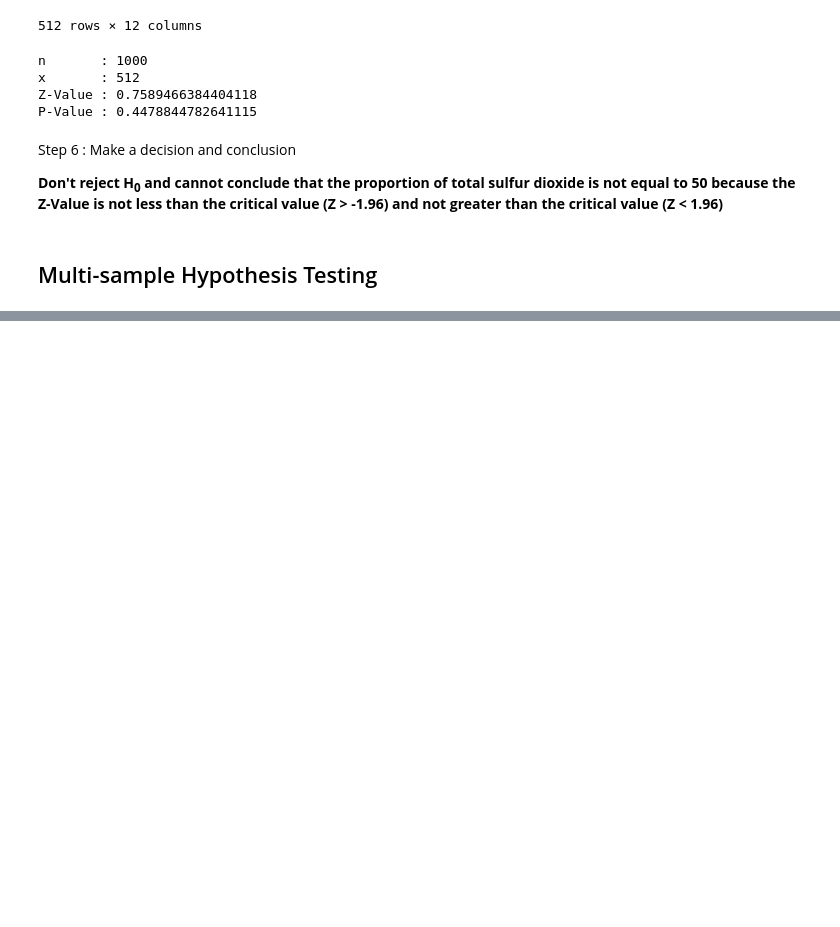
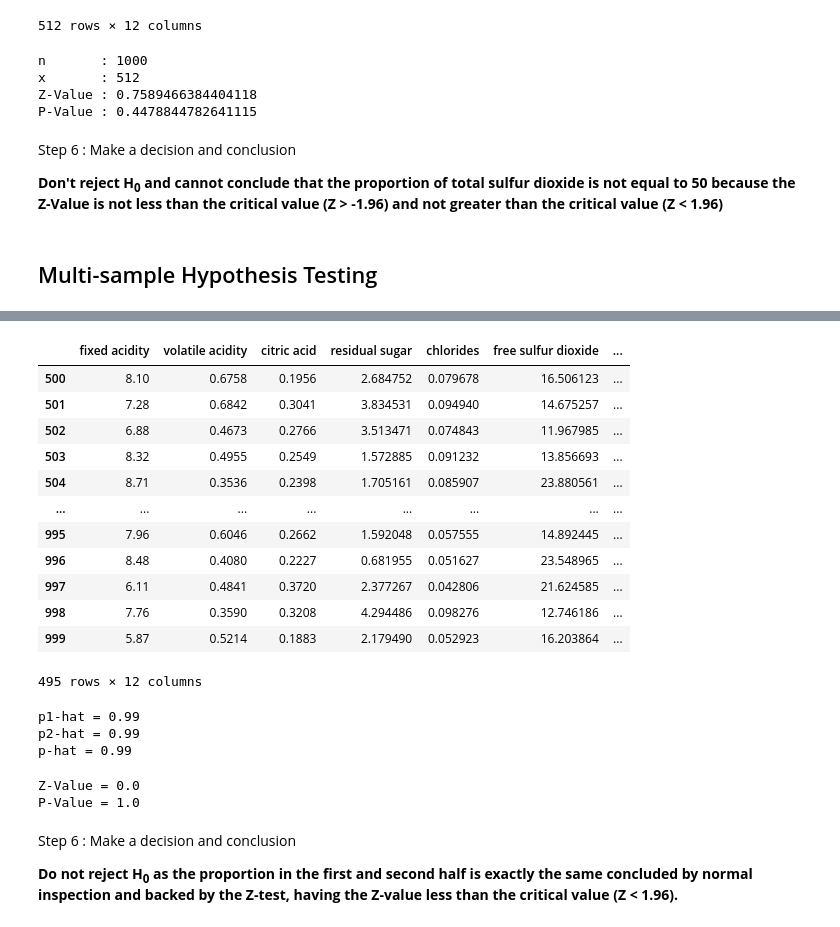
Before and after one commit to maikeljh/TubesProbstatGan, a Jupyter notebook: src/main.ipynb, the cells around one changed output, grey strips where cells are left out. Saved outputs shown, nothing was run; the diff lists cells and outputs as text; code cells hidden in the pictures; blank space fills up the shorter version.

```diff
--- a/src/main.ipynb
+++ b/src/main.ipynb
@@ -572,0 +904,44 @@ Step 6 : Make a decision and conclusion
+# %%
+second_half_alcohol
+# %% [output]
+|  | fixed acidity | volatile acidity | citric acid | residual sugar | chlorides | free sulfur dioxide | ... |
+| 500 | 8.10 | 0.6758 | 0.1956 | 2.684752 | 0.079678 | 16.506123 | ... |
+| 501 | 7.28 | 0.6842 | 0.3041 | 3.834531 | 0.094940 | 14.675257 | ... |
+| 502 | 6.88 | 0.4673 | 0.2766 | 3.513471 | 0.074843 | 11.967985 | ... |
+| 503 | 8.32 | 0.4955 | 0.2549 | 1.572885 | 0.091232 | 13.856693 | ... |
+| 504 | 8.71 | 0.3536 | 0.2398 | 1.705161 | 0.085907 | 23.880561 | ... |
+| ... | ... | ... | ... | ... | ... | ... | ... |
+| 995 | 7.96 | 0.6046 | 0.2662 | 1.592048 | 0.057555 | 14.892445 | ... |
+| 996 | 8.48 | 0.4080 | 0.2227 | 0.681955 | 0.051627 | 23.548965 | ... |
+| 997 | 6.11 | 0.4841 | 0.3720 | 2.377267 | 0.042806 | 21.624585 | ... |
+| 998 | 7.76 | 0.3590 | 0.3208 | 4.294486 | 0.098276 | 12.746186 | ... |
+| 999 | 5.87 | 0.5214 | 0.1883 | 2.179490 | 0.052923 | 16.203864 | ... |
+495 rows × 12 columns
+# %%
+x1 = len(first_half_alcohol)
+x2 = len(second_half_alcohol)
+n1, n2 = len(df) // 2, len(df) // 2
+p1 = x1 / n1
+p2 = x2 / n2
+p = (x1 + x2) / (n1 + n2)
+
+print("p1-hat =", p1)
+print("p2-hat =", p2)
+print("p-hat =", p)
+# %% [output]
+p1-hat = 0.99
+p2-hat = 0.99
+p-hat = 0.99
+# %%
+z_value = (p1-p2) / sqrt(p * (1-p) * (1/n1 + 1/n2))
+p_value = scipy.stats.norm.sf(abs(z_value)) * 2
+
+print("Z-Value =", z_value)
+print("P-Value =", p_value)
+# %% [output]
+Z-Value = 0.0
+P-Value = 1.0
+# %% [markdown]
+Step 6 : Make a decision and conclusion
+
+<b>Do not reject H<sub>0</sub> as the proportion in the first and second half is exactly the same concluded by normal inspection and backed by the Z-test, having the Z-value less than the critical value (Z < 1.96).</b>
```
Also changed, not shown: parts of 68 cells of this notebook, 1 other file.
